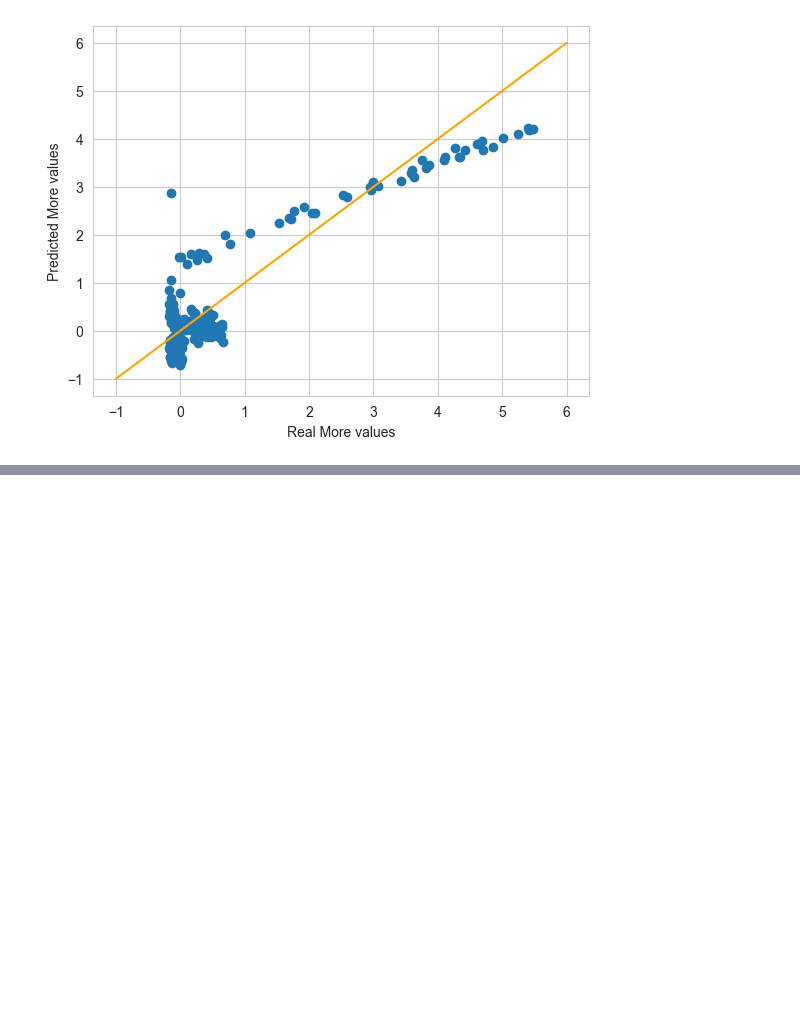
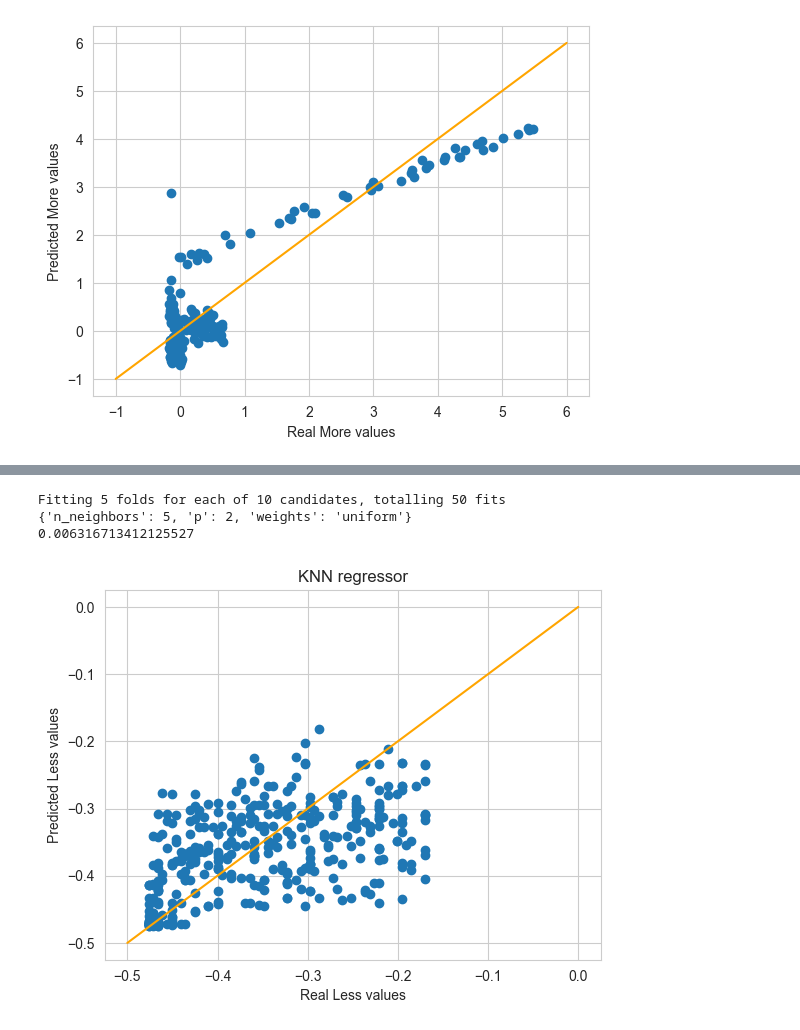
Before and after one commit to cmascarocatala/Kaggle_train_delay, a Jupyter notebook: Train_delay_analisy.ipynb, the cells around one changed output, grey strips where cells are left out. Cells and saved outputs as stored; diff of their text form; code cells hidden in the pictures; blank space fills up the shorter version.

```diff
--- a/Train_delay_analisy.ipynb
+++ b/Train_delay_analisy.ipynb
@@ -375,0 +403,22 @@ plt.show()
+# %%
+knn = KNeighborsRegressor()
+param_knn = {"n_neighbors": [3, 5, 7, 9, 11],"weights": ["uniform"],"p": [1, 2]}
+
+grid_less_knn = GridSearchCV(knn, param_knn, scoring="neg_mean_squared_error", n_jobs=-1, verbose=10)
+grid_less_knn.fit(X_train_less, y_train_less)
+y_less_pred = grid_less_knn.predict(X_test_less)
+
+print(grid_less_knn.best_params_)
+print(-grid_less_knn.best_score_)
+
+plt.scatter(y_test_less, y_less_pred)
+plt.title("KNN regressor")
+plt.xlabel("Real Less values")
+plt.ylabel("Predicted Less values")
+plt.plot([-0.5, 0], [-0.5, 0], c="orange")
+plt.show()
+# %% [output]
+Fitting 5 folds for each of 10 candidates, totalling 50 fits
+{'n_neighbors': 5, 'p': 2, 'weights': 'uniform'}
+0.006316713412125527
+[figure, added]
```
Also changed, not shown: parts of 11 cells of this notebook.
